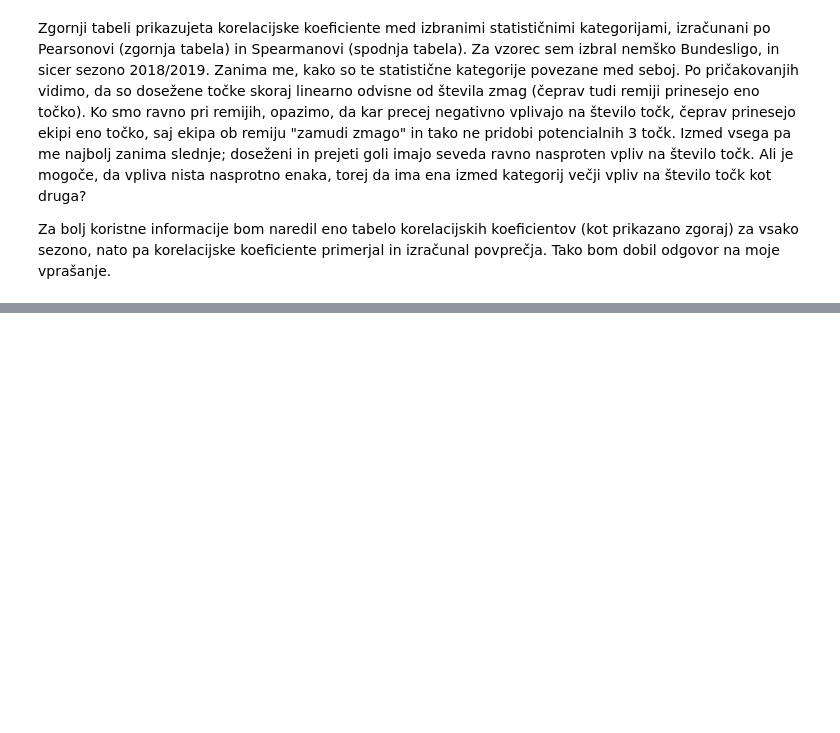
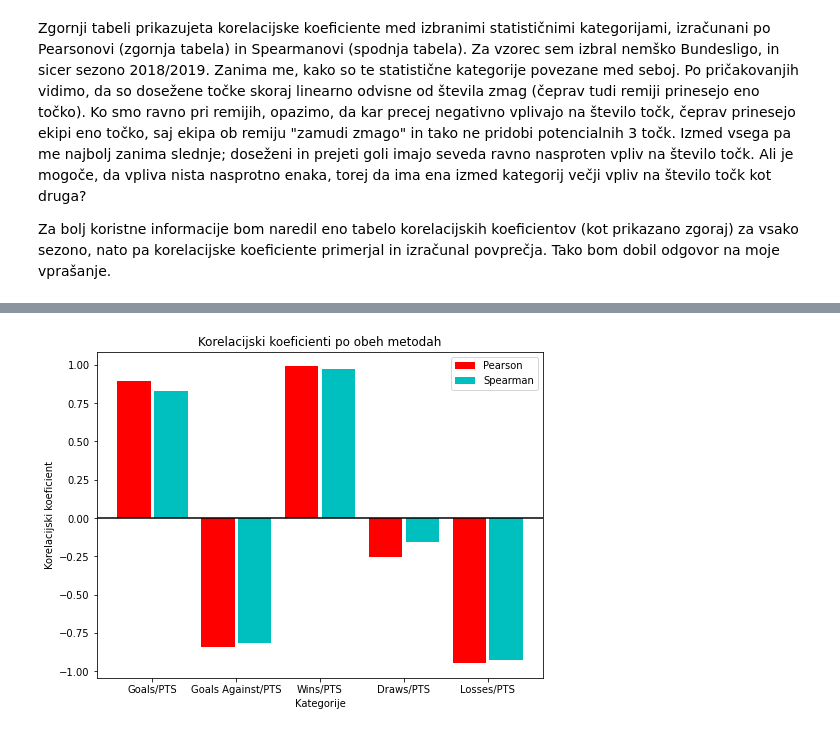
Before and after one commit to Babnik21/Nogometna-analiza, a Jupyter notebook: analiza.ipynb, the cells around one changed output, grey strips where cells are left out. Saved outputs shown, nothing was run; the diff lists cells and outputs as text; code cells hidden in the pictures; blank space fills up the shorter version.

```diff
--- a/analiza.ipynb
+++ b/analiza.ipynb
@@ -174,0 +151,17 @@ interactive(children=(Dropdown(description='stat', options=('Goals/PTS', 'Goals
+# %%
+mean_p = result_pearson.mean(axis=0).tolist()
+mean_s = result_spearman.mean(axis=0).tolist()
+stats = list(result_pearson)[1:]
+plt.figure(figsize=(8,6))
+xpos = np.arange(len(stats))
+plt.xticks(xpos, stats)
+plt.axhline(y=0, color='black', linestyle='-')
+plt.bar(xpos-0.22, mean_p, label = "Pearson", width = 0.4, color = "r")
+plt.bar(xpos+0.22, mean_s, label = "Spearman", width = 0.4, color = "c")
+plt.title("Korelacijski koeficienti po obeh metodah")
+plt.xlabel("Kategorije")
+plt.ylabel("Korelacijski koeficient")
+plt.legend()
+plt.show()
+# %% [output]
+[figure, added]
```
Also changed, not shown: parts of 7 cells of this notebook, 2 other files.
